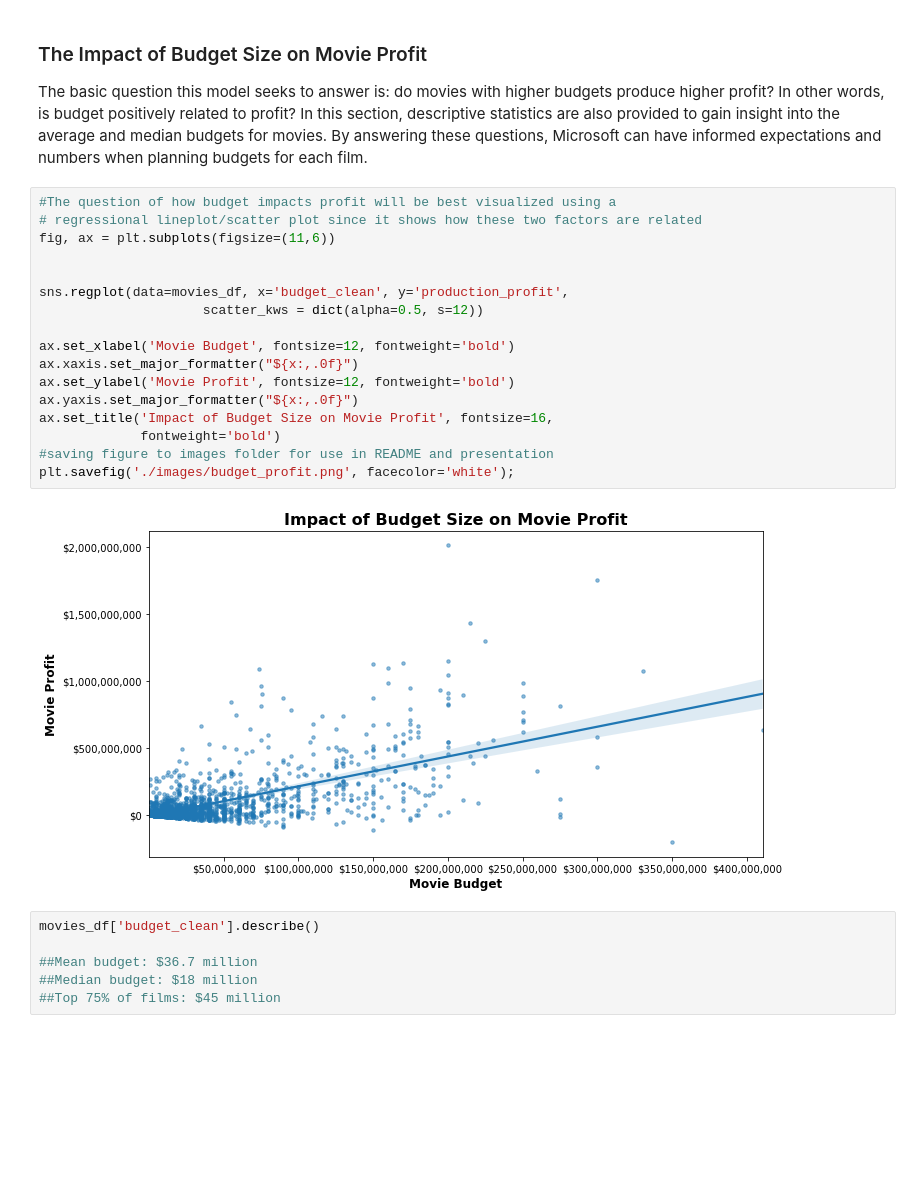
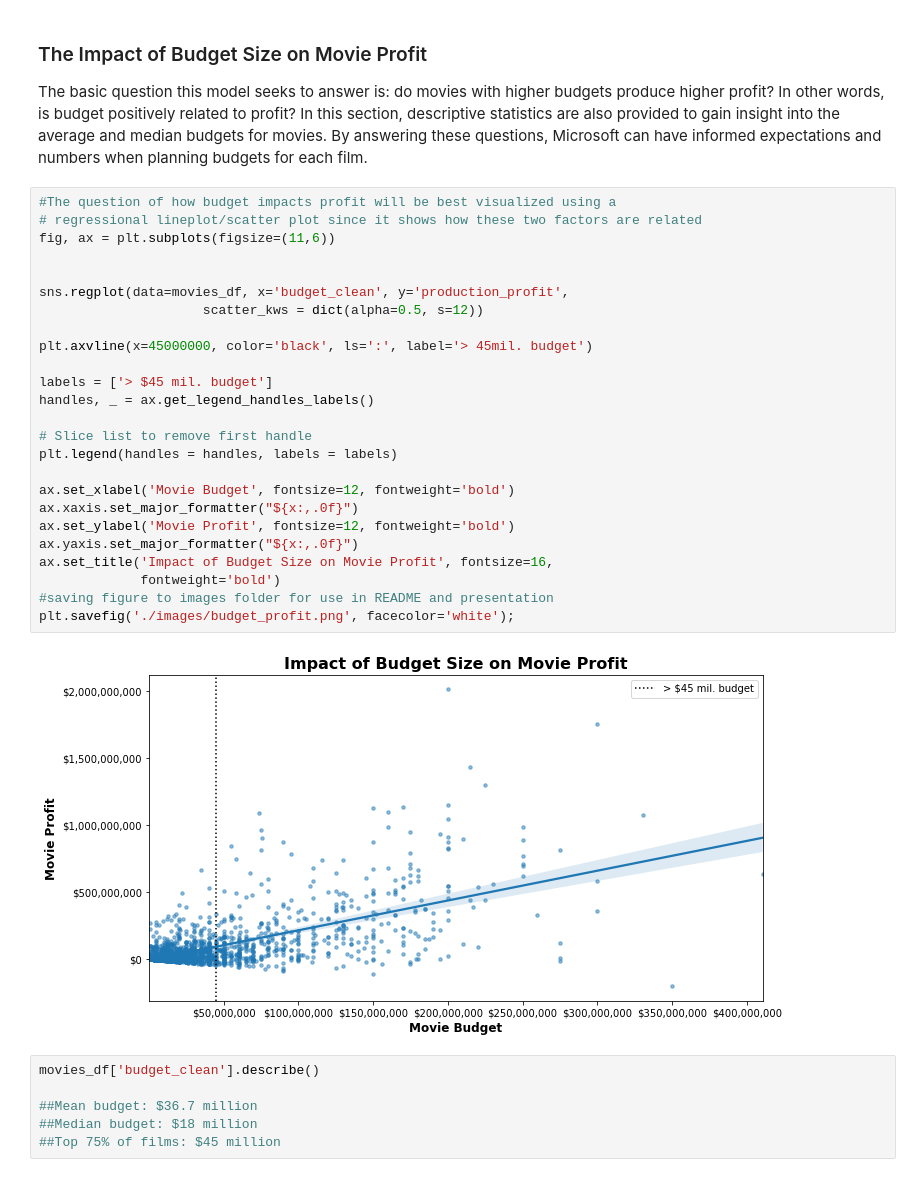
Before and after one commit to kevin-culver/Microsoft_Movie_Analysis, a Jupyter notebook: Microsoft_Movie_Analysis.ipynb, the cells around one changed output. Cells and saved outputs as stored; diff of their text form; blank space fills up the shorter version.

Commit message:
update budget visual

```diff
--- a/Microsoft_Movie_Analysis.ipynb
+++ b/Microsoft_Movie_Analysis.ipynb
@@ -355,22 +355,30 @@ The basic question this model seeks to answer is: do movies with higher budgets
 # %%
 #The question of how budget impacts profit will be best visualized using a
 # regressional lineplot/scatter plot since it shows how these two factors are related
 fig, ax = plt.subplots(figsize=(11,6))
 
 
 sns.regplot(data=movies_df, x='budget_clean', y='production_profit',
                      scatter_kws = dict(alpha=0.5, s=12))
 
+plt.axvline(x=45000000, color='black', ls=':', label='> 45mil. budget')
+
+labels = ['> $45 mil. budget']
+handles, _ = ax.get_legend_handles_labels()
+
+# Slice list to remove first handle
+plt.legend(handles = handles, labels = labels)
+
 ax.set_xlabel('Movie Budget', fontsize=12, fontweight='bold')
 ax.xaxis.set_major_formatter("${x:,.0f}")
 ax.set_ylabel('Movie Profit', fontsize=12, fontweight='bold')
 ax.yaxis.set_major_formatter("${x:,.0f}")
 ax.set_title('Impact of Budget Size on Movie Profit', fontsize=16,
              fontweight='bold')
 #saving figure to images folder for use in README and presentation
 plt.savefig('./images/budget_profit.png', facecolor='white');
 # %% [output]
-[figure, old version]
+[figure, new version]
 # %%
 movies_df['budget_clean'].describe()
 
```
Also changed, not shown: parts of 3 cells of this notebook, 6 other files.
